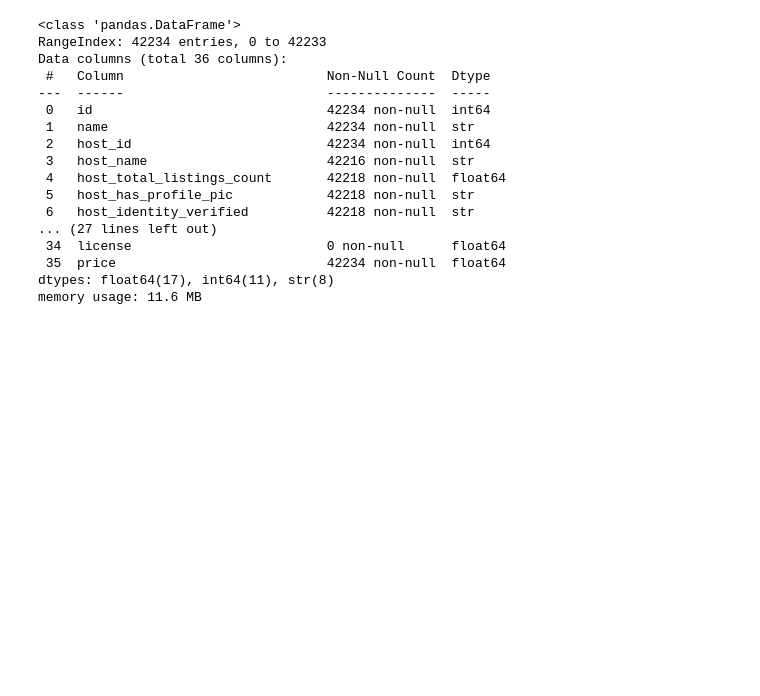
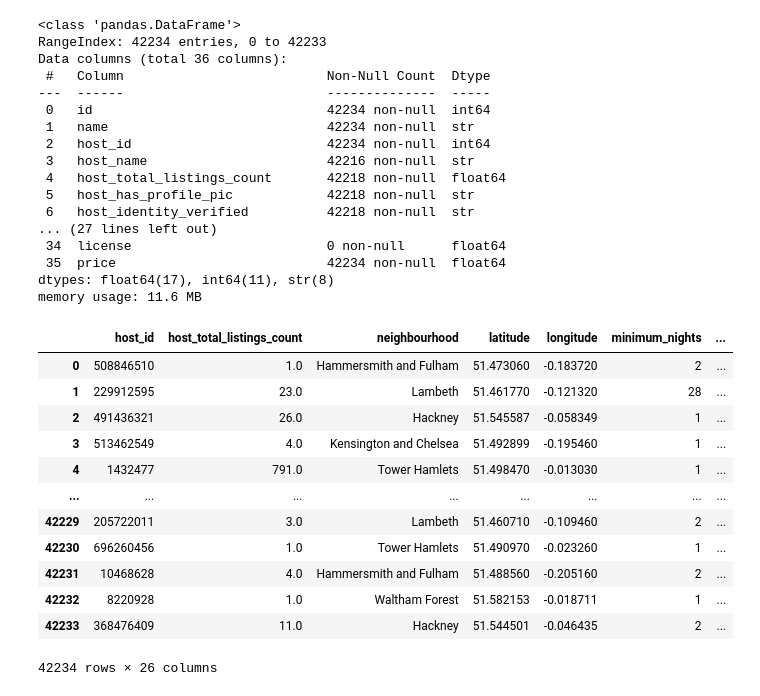
Before and after one commit to Jhe56/Incomplete-Assignments, a Jupyter notebook: assignment4/Data_Challenge.ipynb, the cells around one changed output. Saved outputs shown, nothing was run; the diff lists cells and outputs as text; code cells hidden in the pictures; blank space fills up the shorter version.

```diff
--- a/assignment4/Data_Challenge.ipynb
+++ b/assignment4/Data_Challenge.ipynb
@@ -138,5 +140,20 @@ Data columns (total 36 columns):
 dtypes: float64(17), int64(11), str(8)
 memory usage: 11.6 MB
 # %%
-#removing totally null columns, and id
-train_df.drop(['id', 'name', 'host_has_profile_pic', 'neighbourhood_group', 'last_review', 'license'])
+#removing totally null columns and string columns except for neighborhood
+train_df.drop(['id', 'name', 'host_name', 'host_has_profile_pic', 'host_identity_verified', 'neighbourhood_group', 'room_type', 'amenities', 'last_review', 'license'], axis=1, inplace=True)
+train_df
+# %% [output]
+|  | host_id | host_total_listings_count | neighbourhood | latitude | longitude | minimum_nights | ... |
+| 0 | 508846510 | 1.0 | Hammersmith and Fulham | 51.473060 | -0.183720 | 2 | ... |
+| 1 | 229912595 | 23.0 | Lambeth | 51.461770 | -0.121320 | 28 | ... |
+| 2 | 491436321 | 26.0 | Hackney | 51.545587 | -0.058349 | 1 | ... |
+| 3 | 513462549 | 4.0 | Kensington and Chelsea | 51.492899 | -0.195460 | 1 | ... |
+| 4 | 1432477 | 791.0 | Tower Hamlets | 51.498470 | -0.013030 | 1 | ... |
+| ... | ... | ... | ... | ... | ... | ... | ... |
+| 42229 | 205722011 | 3.0 | Lambeth | 51.460710 | -0.109460 | 2 | ... |
+| 42230 | 696260456 | 1.0 | Tower Hamlets | 51.490970 | -0.023260 | 1 | ... |
+| 42231 | 10468628 | 4.0 | Hammersmith and Fulham | 51.488560 | -0.205160 | 2 | ... |
+| 42232 | 8220928 | 1.0 | Waltham Forest | 51.582153 | -0.018711 | 1 | ... |
+| 42233 | 368476409 | 11.0 | Hackney | 51.544501 | -0.046435 | 2 | ... |
+42234 rows × 26 columns
```
Also changed, not shown: parts of 15 cells of this notebook.
